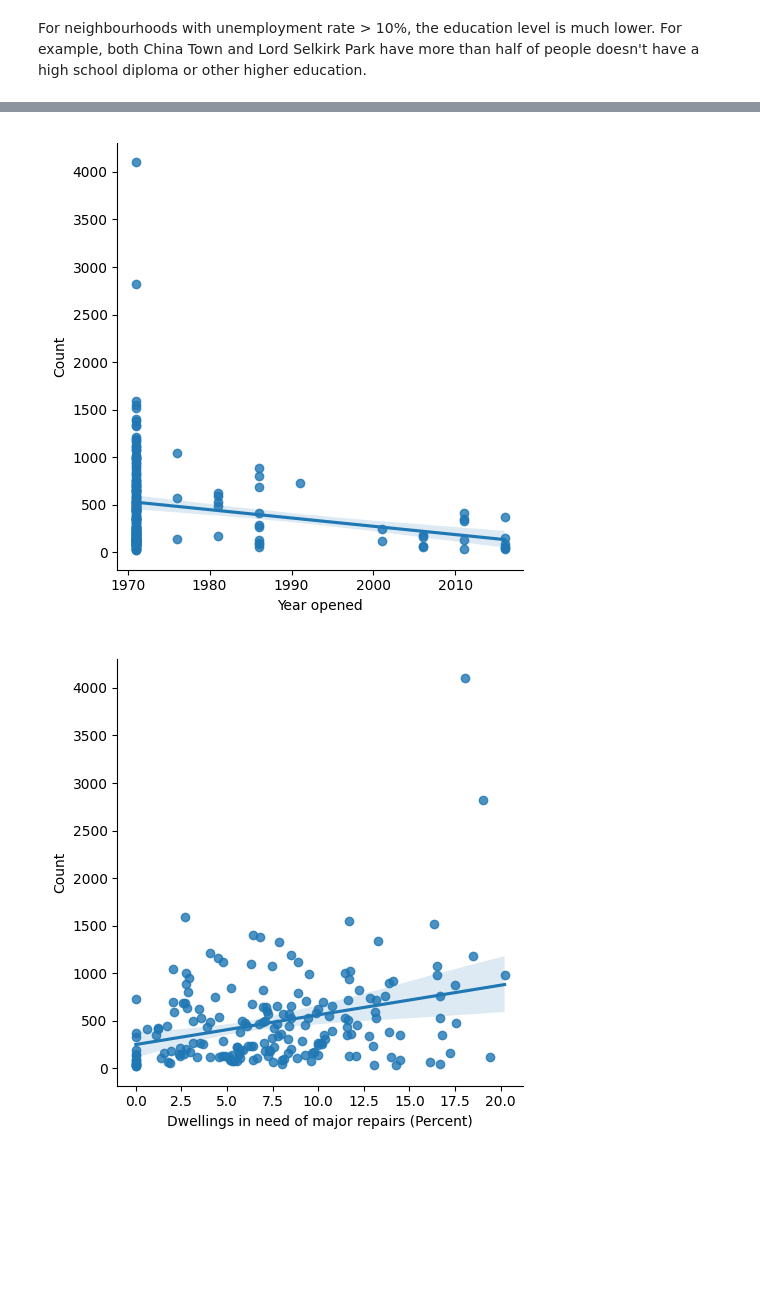
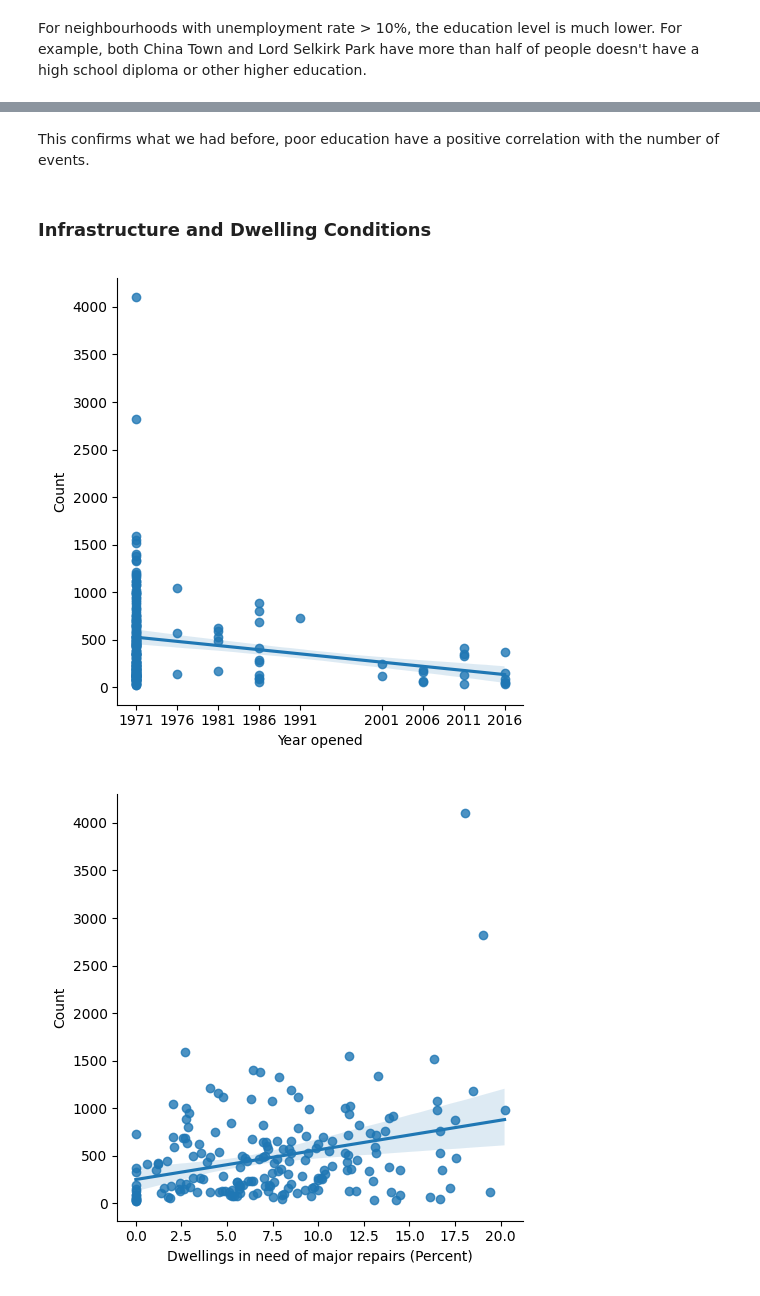
Before and after one commit to tommyvct/winnipeg-311-data-analysis, a Jupyter notebook: spatial_regression.ipynb, the cells around one changed output, grey strips where cells are left out. Drawn from its saved outputs; the diff is of its cells as text; code cells hidden in the pictures; blank space fills up the shorter version.

```diff
--- a/spatial_regression.ipynb
+++ b/spatial_regression.ipynb
@@ -171,0 +121,12 @@ combined_df.groupby("Year opened").count()
+# %%
+combined_df['No Education'] = combined_df['Education Numbers'].str.strip("[]").str.split(', ').str[0]
+combined_df['High School Education'] = combined_df['Education Numbers'].str.strip("[]").str.split(', ').str[1]
+combined_df['Undergraduate Education'] = combined_df['Education Numbers'].str.strip("[]").str.split(', ').str[2]
+
+combined_df['No Education'] = combined_df['No Education'].astype(int)
+combined_df['High School Education'] = combined_df['High School Education'].astype(int)
+combined_df['Undergraduate Education'] = combined_df['Undergraduate Education'].astype(int)
+
+combined_df['No Education Rate'] = combined_df['No Education'] / combined_df['Population 2016']
+combined_df['High School Education Rate'] = combined_df['High School Education'] / combined_df['Population 2016']
+combined_df['Undergraduate Education Rate'] = combined_df['Undergraduate Education'] / combined_df['Population 2016']
@@ -172,12 +138,12 @@ combined_df.groupby("Year opened").count()
+# %% [markdown]
+This confirms what we had before, poor education have a positive correlation with the number of events.
+# %% [markdown]
+### Infrastructure and Dwelling Conditions
 # %%
-# combined_df.plot(kind="scatter", x="Year opened", y="Count")
-# sns.lmplot(x="Year opened", y="Count", data=combined_df).set_xticklabels([1971, 1976, 1981, 1986, 1991, 2001, 2006, 2011, 2016])
-# plt.show()
-sns.lmplot(x="Year opened", y="Count", data=combined_df)
-# sns.lmplot(x="Year opened", y="Count", data=combined_df, x_estimator=np.mean)
+sns.lmplot(x="Year opened", y="Count", data=combined_df).ax.set_xticks([1971, 1976, 1981, 1986, 1991, 2001, 2006, 2011, 2016])
 plt.show()
 # %% [output]
-[figure, old version]
+[figure, new version]
 # %%
 # combined_df.plot(kind="scatter", x="Bad Dwelling Percent", y="Count")
 plot_regression(x="Bad Dwelling Percent", y="Count", data=combined_df, xlables="Dwellings in need of major repairs", xpercent=True)
```
Also changed, not shown: parts of 32 cells of this notebook, 31 other files.
